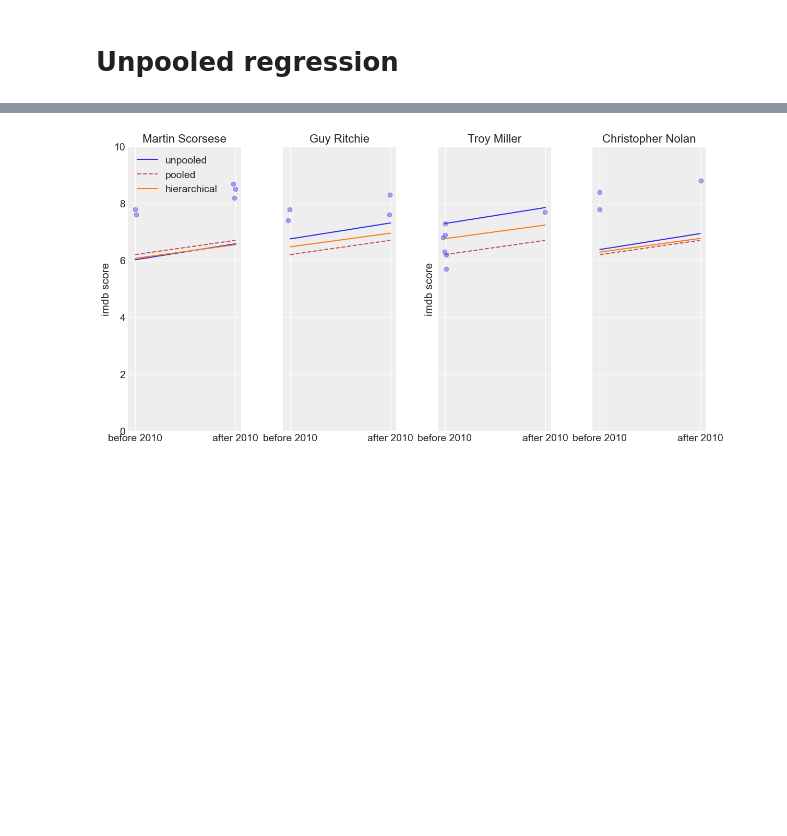
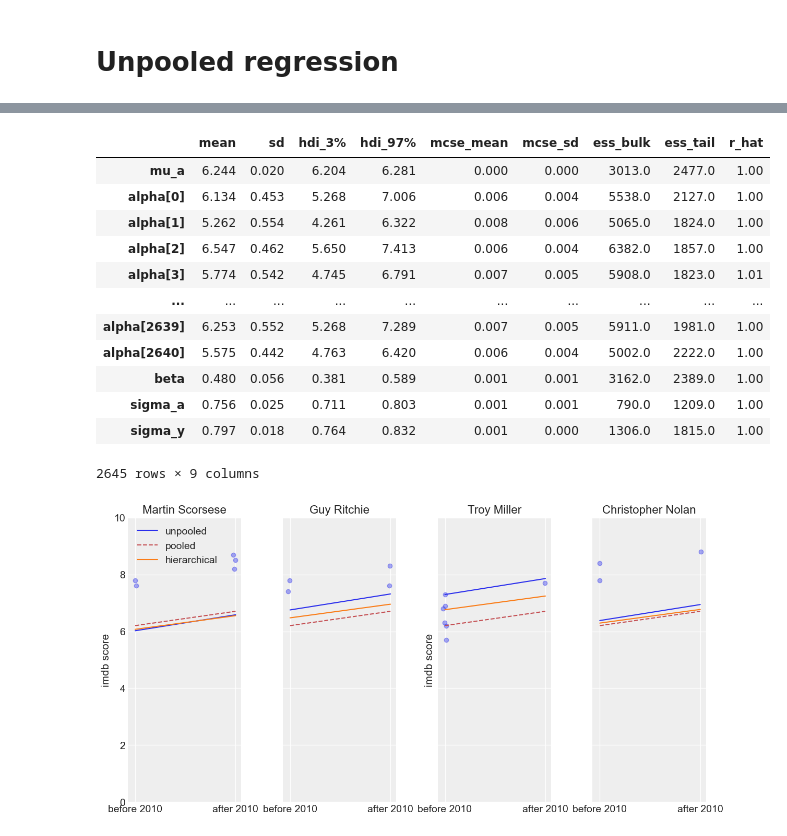
Before and after one commit to FabioLddo/netflix_popular_movies_probabilistic_programming, a Jupyter notebook: project_netflix_analysis.ipynb, the cells around one changed output, grey strips where cells are left out. Saved outputs shown, nothing was run; the diff lists cells and outputs as text; code cells hidden in the pictures; blank space fills up the shorter version.

```diff
--- a/project_netflix_analysis.ipynb
+++ b/project_netflix_analysis.ipynb
@@ -582,4 +527,20 @@ Sampling 4 chains for 1_000 tune and 1_000 draw iterations (4_000 + 4_000 draws
 The number of effective samples is smaller than 25% for some parameters.
+# %%
+az.summary(hier_trace)
+# %% [output]
+|  | mean | sd | hdi_3% | hdi_97% | mcse_mean | mcse_sd | ess_bulk | ess_tail | r_hat |
+| mu_a | 6.244 | 0.020 | 6.204 | 6.281 | 0.000 | 0.000 | 3013.0 | 2477.0 | 1.00 |
+| alpha[0] | 6.134 | 0.453 | 5.268 | 7.006 | 0.006 | 0.004 | 5538.0 | 2127.0 | 1.00 |
+| alpha[1] | 5.262 | 0.554 | 4.261 | 6.322 | 0.008 | 0.006 | 5065.0 | 1824.0 | 1.00 |
+| alpha[2] | 6.547 | 0.462 | 5.650 | 7.413 | 0.006 | 0.004 | 6382.0 | 1857.0 | 1.00 |
+| alpha[3] | 5.774 | 0.542 | 4.745 | 6.791 | 0.007 | 0.005 | 5908.0 | 1823.0 | 1.01 |
+| ... | ... | ... | ... | ... | ... | ... | ... | ... | ... |
+| alpha[2639] | 6.253 | 0.552 | 5.268 | 7.289 | 0.007 | 0.005 | 5911.0 | 1981.0 | 1.00 |
+| alpha[2640] | 5.575 | 0.442 | 4.763 | 6.420 | 0.006 | 0.004 | 5002.0 | 2222.0 | 1.00 |
+| beta | 0.480 | 0.056 | 0.381 | 0.589 | 0.001 | 0.001 | 3162.0 | 2389.0 | 1.00 |
+| sigma_a | 0.756 | 0.025 | 0.711 | 0.803 | 0.001 | 0.001 | 790.0 | 1209.0 | 1.00 |
+| sigma_y | 0.797 | 0.018 | 0.764 | 0.832 | 0.001 | 0.000 | 1306.0 | 1815.0 | 1.00 |
+2645 rows × 9 columns
 # %%
 # df.director.unique()
 # %%
```
Also changed, not shown: parts of 24 cells of this notebook.
